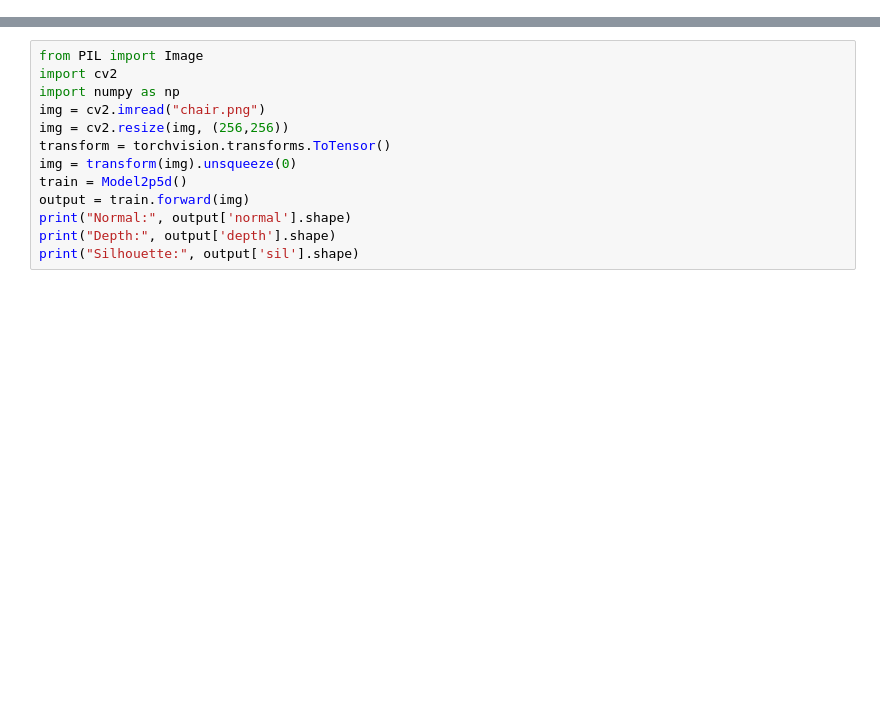
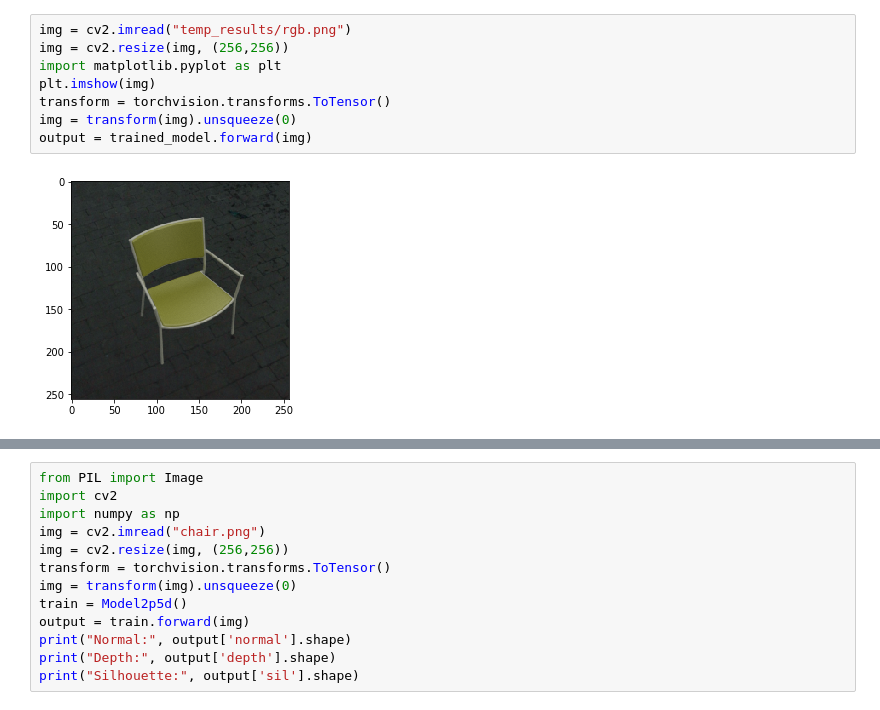
Before and after one commit to sumanthpk/DeepVision, a Jupyter notebook: 2D to 2.5D.ipynb, the cells around one changed output, grey strips where cells are left out. Saved outputs shown, nothing was run; the diff lists cells and outputs as text; blank space fills up the shorter version.

```diff
--- a/2D to 2.5D.ipynb
+++ b/2D to 2.5D.ipynb
@@ -173 +167,11 @@ Epoch:  999 Loss:  0.005203141365200281
+# %%
+img = cv2.imread("temp_results/rgb.png")
+img = cv2.resize(img, (256,256))
+import matplotlib.pyplot as plt
+plt.imshow(img)
+transform = torchvision.transforms.ToTensor()
+img = transform(img).unsqueeze(0)
+output = trained_model.forward(img)
+# %% [output]
+[figure, added]
 # %%
```
Also changed, not shown: parts of 9 cells of this notebook, 1 other file.
